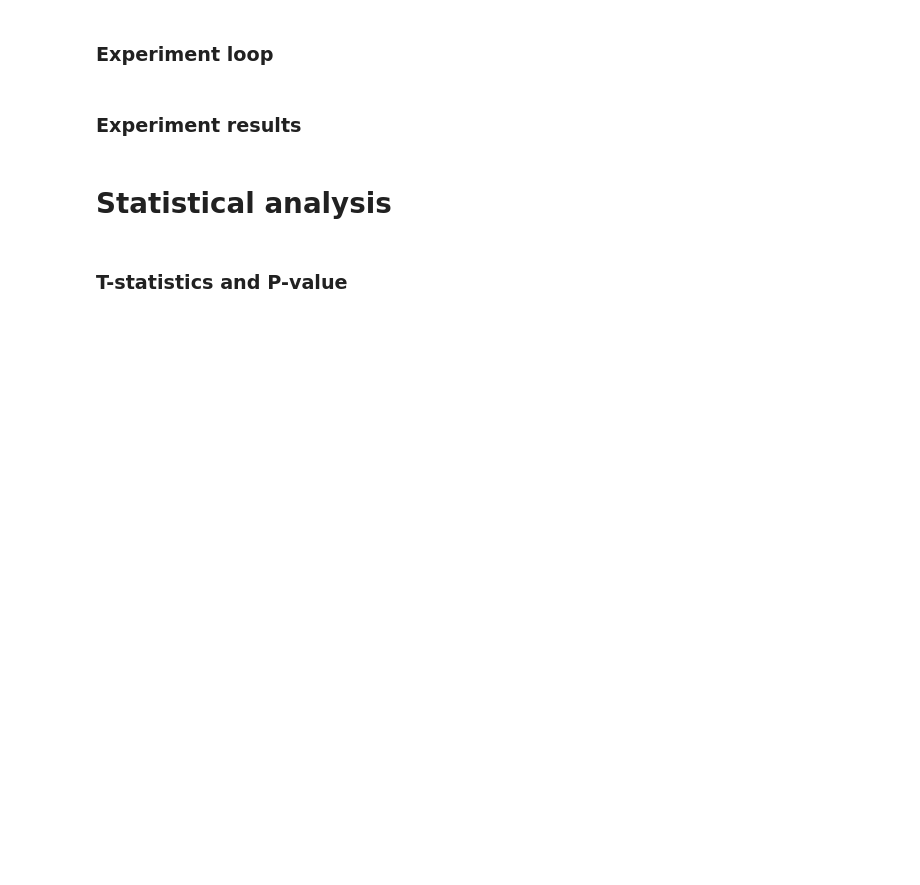
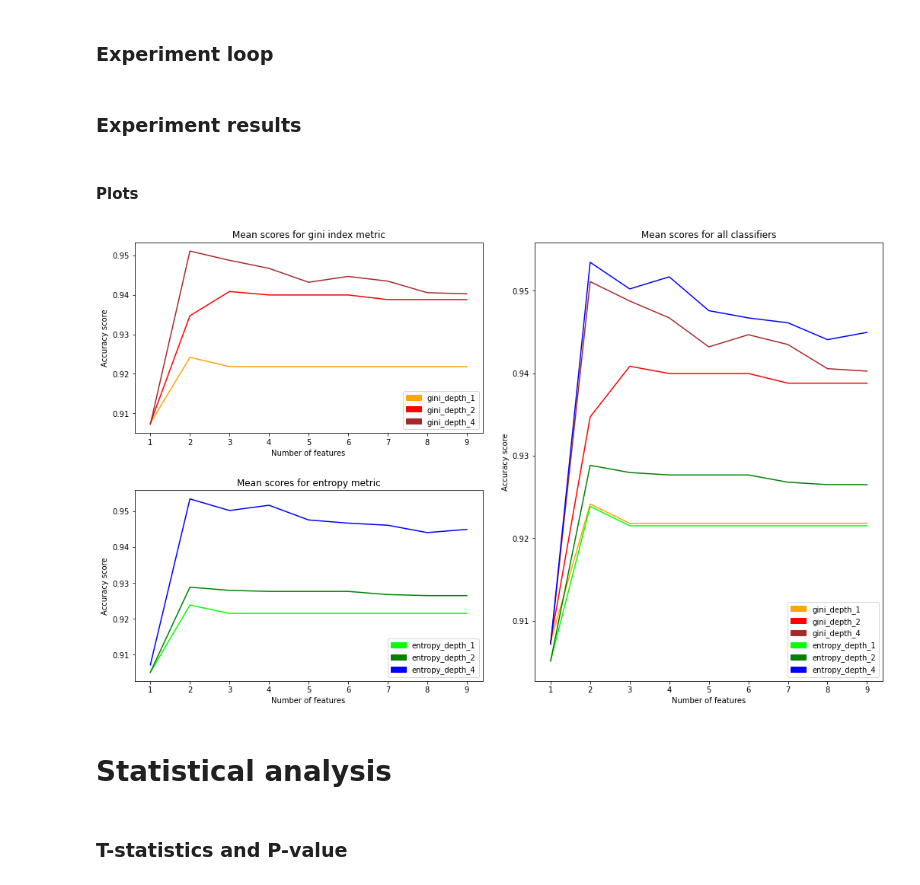
Before and after one commit to kowalik-lukasz/breast-cancer-classification, a Jupyter notebook: main.ipynb, the cells around one changed output. Cells and saved outputs as stored; diff of their text form; code cells hidden in the pictures; blank space fills up the shorter version.

Commit message:
Few experiment changes + plots added

```diff
--- a/main.ipynb
+++ b/main.ipynb
@@ -121,11 +122,11 @@ from sklearn.base import clone
 # %%
 clfs = {
     'gini_depth_1': DecisionTreeClassifier(criterion='gini', max_depth=1),
-    'gini_depth_3': DecisionTreeClassifier(criterion='gini', max_depth=3),
-    'gini_depth_5': DecisionTreeClassifier(criterion='gini', max_depth=5),
+    'gini_depth_2': DecisionTreeClassifier(criterion='gini', max_depth=2),
+    'gini_depth_4': DecisionTreeClassifier(criterion='gini', max_depth=4),
     'entropy_depth_1': DecisionTreeClassifier(criterion='entropy', max_depth=1),
-    'entropy_depth_3': DecisionTreeClassifier(criterion='entropy', max_depth=3),
-    'entropy_depth_5': DecisionTreeClassifier(criterion='entropy', max_depth=5)
+    'entropy_depth_2': DecisionTreeClassifier(criterion='entropy', max_depth=2),
+    'entropy_depth_4': DecisionTreeClassifier(criterion='entropy', max_depth=4)
 }
 # %% [markdown]
 ### Experiment parameters
@@ -140,9 +141,9 @@ score_func = chi2
 ### Experiment loop
 # %%
 for features_index in range(0, n_features):
-    sel = SelectKBest(score_func=score_func, k=features_index+1)
-    sel_X = sel.fit_transform(X, y)
-    for fold, (train, test) in enumerate(rskf.split(sel_X, y)):
+    for fold, (train, test) in enumerate(rskf.split(X, y)):
+        sel = SelectKBest(score_func=score_func, k=features_index+1)
+        sel_X = sel.fit_transform(X, y)
         for clf_idx, clf_name in enumerate(clfs):
             # Build model
             clf = clone(clfs[clf_name])
@@ -179,6 +180,46 @@ with open('experiment_results.log', 'w') as logfile:
             print('\tBest result: ' + str(best_result) +
                   ' for ' + str(best_classif) + ' classifier' +
                   ' with ' + str(best_feature_set_size) + ' features (' + str(best_feature_set).strip('[]') + ').')
+# %% [markdown]
+#### Plots
+# %%
+import matplotlib.patches as mpatches
+
+fig, subs = plt.subplots(2,2, figsize=(8,4))
+gs = subs[0,1].get_gridspec()
+for sub in subs[0:,-1]:
+    sub.remove()
+subbig = fig.add_subplot(gs[0:,-1])
+
+subbig.set_title('Mean scores for all classifiers')
+subbig.set(xlabel='Number of features', ylabel='Accuracy score')
+subs[0,0].set_title('Mean scores for gini index metric')
+subs[1,0].set_title('Mean scores for entropy metric')
+subs[0,0].set(xlabel='Number of features', ylabel='Accuracy score')
+subs[1,0].set(xlabel='Number of features', ylabel='Accuracy score')
+
+patch_colors = ['orange', 'red', 'brown', 'lime', 'green', 'blue']
+feature_range = [i+1 for i in range(n_features)]
+legend_patches = []
+for index, clf in enumerate(clfs):
+    legend_patch = mpatches.Patch(color=patch_colors[index], label=clf)
+    legend_patches.append(legend_patch)
+
+    subbig.plot(feature_range, means[index], legend_patch._original_facecolor)
+    if clf.split('_')[0] == 'gini':
+        subs[0,0].plot(feature_range, means[index], legend_patch._original_facecolor)
+    else:
+        subs[1,0].plot(feature_range, means[index], legend_patch._original_facecolor)
+
+subbig.legend(handles=legend_patches, loc=4)
+subs[0,0].legend(handles=legend_patches[:int(len(legend_patches)/2)], loc=4)
+subs[1,0].legend(handles=legend_patches[int(len(legend_patches)/2):], loc=4)
+fig.tight_layout()
+fig.subplots_adjust(wspace=0.15, hspace=0.3, top=3, bottom=1, right=1.8)
+# fig.savefig(fname='clfs_results_comparison.png', facecolor='white', transparent=False)
+plt.show()
+# %% [output]
+[figure, added]
 # %% [markdown]
 # Statistical analysis
 # %%
```
Also changed, not shown: parts of 6 cells of this notebook, 3 other files.
